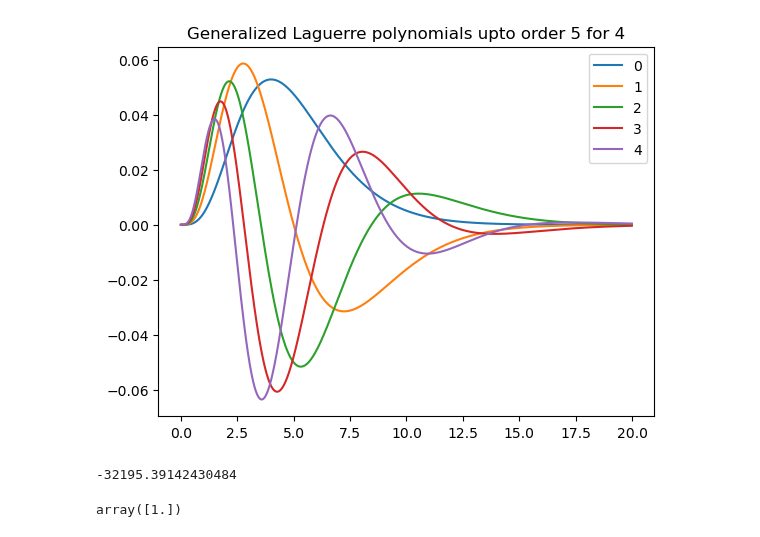
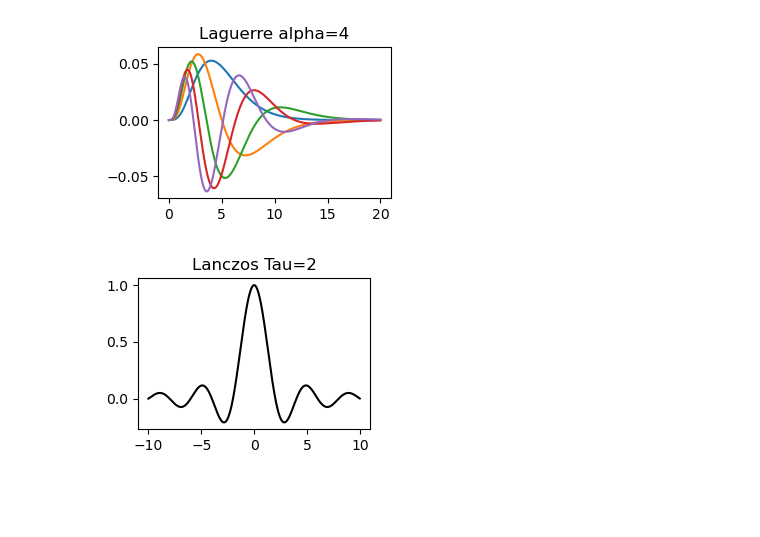
Before and after one commit to theunissenlab/strfPy, a Jupyter notebook: laguerre.ipynb, the cells around one changed output. Saved outputs shown, nothing was run; the diff lists cells and outputs as text; code cells hidden in the pictures; blank space fills up the shorter version.

Commit message:
Added a Lanczos filter as the ones we use in VM.

```diff
--- a/laguerre.ipynb
+++ b/laguerre.ipynb
@@ -4,29 +4,39 @@ import numpy as np
 from scipy.special import genlaguerre
 #from scipy.special import hyp1f1
 import matplotlib.pyplot as plt
+import os
+
+figDir = '/Users/frederictheunissen/Desktop'
 # %%
-# Plot the same as in
+# Plot the Weighted Generalized Laguerre Polynomials
 x = np.arange(0, 20.0, 0.01)
-fig, ax = plt.subplots()
+
 # ax.set_ylim(-1.0, 1.0)
 alpha = 4
 order = 5
-
-ax.set_title(f'Generalized Laguerre polynomials upto order {order} for {alpha}')
+plt.figure(figsize=(3,2), dpi = 100)
+plt.title(f'Laguerre alpha={alpha}')
 for xorder in np.arange(0, order):
     y = np.exp(-x)*np.power(x, alpha)*genlaguerre(xorder, alpha)(x)
     ynorm = np.sqrt(np.sum(y*y))
     y = y/ynorm
-    ax.plot(x, y, label=f'{xorder}')
-plt.legend(loc='best')
-plt.show()
+    plt.plot(x, y, label=f'{xorder}')
+# plt.legend(loc='best')
+plt.savefig(os.path.join(figDir, 'Laguerre.eps'))
 # %% [output]
-[figure, old version]
+[figure, new version]
-# %%
-np.sum(genlaguerre(4, alpha)(x)*genlaguerre(3, alpha)(x))
-# %% [output]
--32195.39142430484
-# %%
-a_0_0.coef
-# %% [output]
-array([1.])
+# %%
+# Plot the Lanczos Smoothing Filter
+x = np.arange(-10.0, 10.0, 0.01)
+
+alpha = 20   # This is the size of the window
+tau = 2  # This is the period of the internal sync
+plt.figure(figsize=(3,2), dpi = 100)
+plt.title(f'Lanczos Tau={tau}')
+y = alpha*tau*np.sin(np.pi*x/tau)*np.sin(np.pi*x/(alpha))/(np.pi**2*x**2)
+
+plt.plot(x, y, 'k', label=f'{xorder}')
+# plt.legend(loc='best')
+plt.savefig(os.path.join(figDir, 'Lanczos.eps'))
+# %% [output]
+[figure, added]
```
